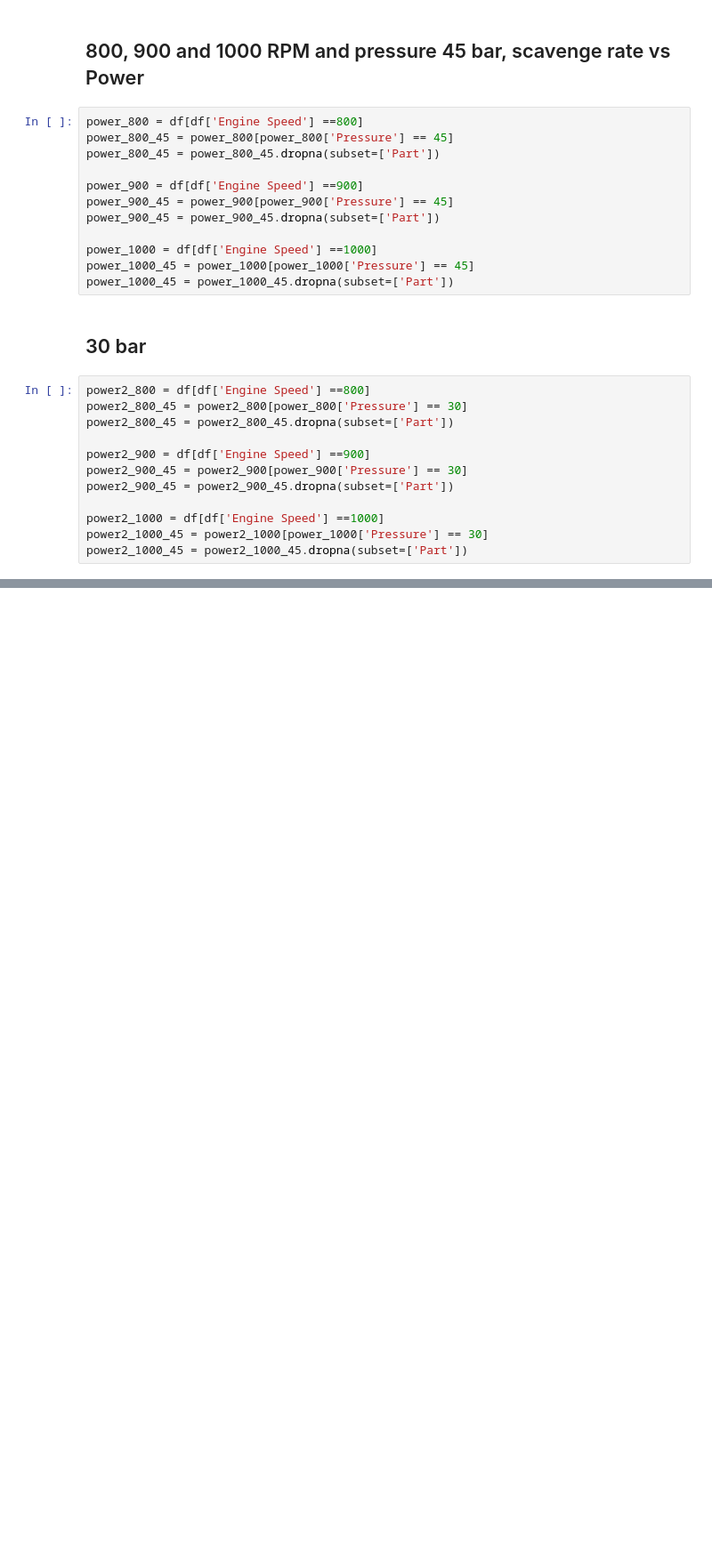
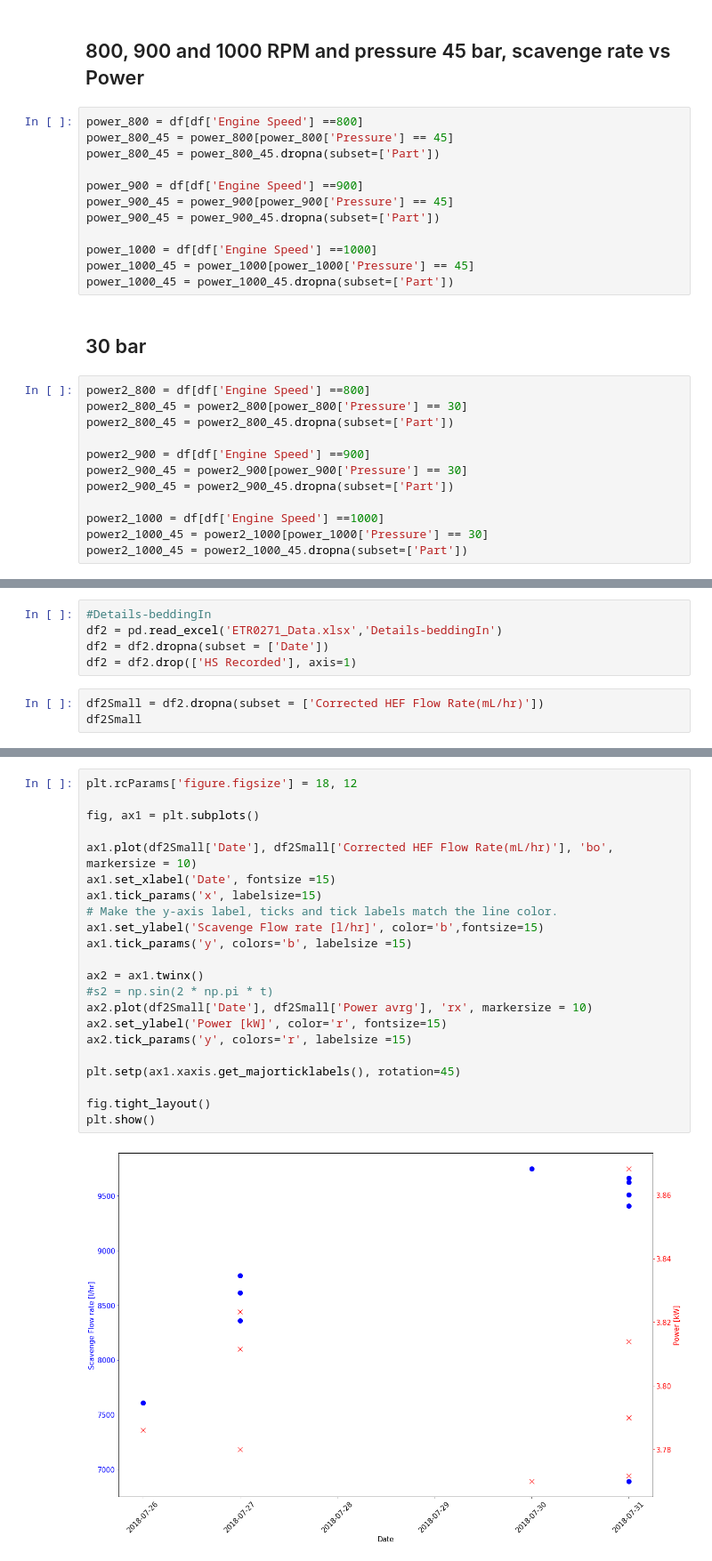
Before and after one commit to jansantora/Bokeh, a Jupyter notebook: Plots.ipynb, the cells around one changed output, grey strips where cells are left out. Shown at 89% size. Saved outputs shown, nothing was run; the diff lists cells and outputs as text; blank space fills up the shorter version.

```diff
--- a/Plots.ipynb
+++ b/Plots.ipynb
@@ -214,0 +337,8 @@ show(tabs)
+# %%
+#Details-beddingIn
+df2 = pd.read_excel('ETR0271_Data.xlsx','Details-beddingIn')
+df2 = df2.dropna(subset = ['Date'])
+df2 = df2.drop(['HS Recorded'], axis=1)
+# %%
+df2Small = df2.dropna(subset = ['Corrected HEF Flow Rate(mL/hr)'])
+df2Small
@@ -214,0 +412,24 @@ show(tabs)
+# %%
+plt.rcParams['figure.figsize'] = 18, 12
+
+fig, ax1 = plt.subplots()
+
+ax1.plot(df2Small['Date'], df2Small['Corrected HEF Flow Rate(mL/hr)'], 'bo', markersize = 10)
+ax1.set_xlabel('Date', fontsize =15)
+ax1.tick_params('x', labelsize=15)
+# Make the y-axis label, ticks and tick labels match the line color.
+ax1.set_ylabel('Scavenge Flow rate [l/hr]', color='b',fontsize=15)
+ax1.tick_params('y', colors='b', labelsize =15)
+
+ax2 = ax1.twinx()
+#s2 = np.sin(2 * np.pi * t)
+ax2.plot(df2Small['Date'], df2Small['Power avrg'], 'rx', markersize = 10)
+ax2.set_ylabel('Power [kW]', color='r', fontsize=15)
+ax2.tick_params('y', colors='r', labelsize =15)
+
+plt.setp(ax1.xaxis.get_majorticklabels(), rotation=45)
+
+fig.tight_layout()
+plt.show()
+# %% [output]
+[figure, added]
```
Also changed, not shown: parts of 23 cells of this notebook.
